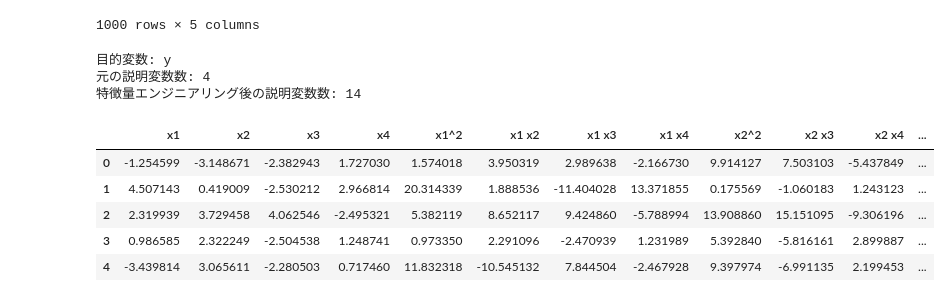
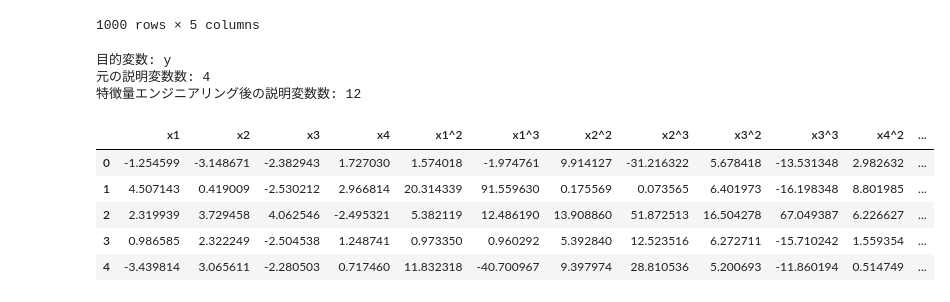
Before and after one commit to fukumoto-riku/python_seminar, a Jupyter notebook: 第4回/lesson_4/feature_engineering_lasso_analysis.ipynb, the cells around one changed output. Drawn from its saved outputs; the diff is of its cells as text; code cells hidden in the pictures.

```diff
--- a/第4回/lesson_4/feature_engineering_lasso_analysis.ipynb
+++ b/第4回/lesson_4/feature_engineering_lasso_analysis.ipynb
@@ -245,7 +242,7 @@ numeric_columns = x.select_dtypes(include='number').columns
 categorical_columns = x.select_dtypes(exclude='number').columns
 
 # 欠損値を補完する。
-# 欠損値が残っていると PolynomialFeatures や LassoCV でエラーになるため、先に埋めておく。
+# 欠損値が残っていると特徴量計算や LassoCV でエラーになるため、先に埋めておく。
 # 数値列は外れ値の影響を受けにくい中央値で補完する。
 # x から数値列だけを取り出す。
 # copy() を付けることで、元のDataFrameを直接変更してしまうことを避ける。
@@ -263,51 +260,48 @@ for column in x_categorical.columns:
     x_categorical[column] = x_categorical[column].fillna(x_categorical[column].mode()[0])
 
 # 特徴量エンジニアリング。
-# PolynomialFeatures により、元の数値特徴量に加えて2乗項と交互作用項を作る。
-# degree=2 は、x1^2 のような2乗項と、x1 x2 のような2つの特徴量の掛け算を追加する設定。
-# include_bias=False は、すべて1の定数列を追加しないという意味。
-poly = PolynomialFeatures(degree=2, include_bias=False)
-# fit_transform で、数値列から新しい特徴量をまとめて作成する。
-x_numeric_engineered = poly.fit_transform(x_numeric)
-# 作成された特徴量の列名を取得する。
-# 例: x1, x2, x1^2, x1 x2 のような名前が作られる。
-engineered_feature_names = poly.get_feature_names_out(numeric_columns)
-# fit_transform の結果は NumPy 配列なので、列名とindexを付けてDataFrameに戻す。
-x_numeric_engineered = pd.DataFrame(x_numeric_engineered, columns=engineered_feature_names, index=x.index)
+# ヒントに合わせて、元の数値特徴量に加えて各特徴量の2乗項と3乗項を作る。
+# 例: x1 から x1^2 と x1^3、x2 から x2^2 と x2^3 を追加する。
+# Lasso回帰は不要な特徴量の係数を0にしやすいため、追加した特徴量の中から重要なものを選ばせる。
+x_numeric_engineered = x_numeric.copy()
+# 数値列を1列ずつ取り出し、それぞれの2乗と3乗を新しい列として追加する。
+for column in numeric_columns:
+    x_numeric_engineered[f'{column}^2'] = x_numeric[column] ** 2
+    x_numeric_engineered[f'{column}^3'] = x_numeric[column] ** 3
 
 # カテゴリ列がある場合は、ダミー変数に変換する。
 # ダミー変数化とは、文字列カテゴリを0/1の数値列に変換する処理。
 # drop_first=True により、カテゴリのうち1つを基準として削除し、列同士の重複を減らす。
 # 今回のサンプルデータのようにカテゴリ列が1つもない場合、pd.get_dummies に空のDataFrameを渡すとエラーになる。
 # そのため、カテゴリ列がある場合だけ pd.get_dummies を実行する。
 # len(categorical_columns) は、カテゴリ列の数を表す。
 # 0より大きい場合だけ、カテゴリ列が存在すると判断する。
 if len(categorical_columns) > 0:
     x_categorical_encoded = pd.get_dummies(x_categorical, drop_first=True, dtype=float)
 else:
     # カテゴリ列がない場合は、行数とindexだけを合わせた空のDataFrameを用意する。
     # これにより、後の pd.concat で数値特徴量だけを問題なく結合できる。
     x_categorical_encoded = pd.DataFrame(index=x.index)
 
 # 数値の特徴量エンジニアリング結果とカテゴリのダミー変数を結合する。
 # axis=1 は、横方向、つまり列を追加する方向に結合するという意味。
 x = pd.concat([x_numeric_engineered, x_categorical_encoded], axis=1)
 
 # 元の説明変数数と、特徴量エンジニアリング後の説明変数数を確認する。
 # 多項式特徴量を追加すると、説明変数の数は元より多くなる。
 print(f'元の説明変数数: {numeric_columns.shape[0] + categorical_columns.shape[0]}')
 print(f'特徴量エンジニアリング後の説明変数数: {x.shape[1]}')
 x.head()
 # %% [output]
 目的変数: y
 元の説明変数数: 4
-特徴量エンジニアリング後の説明変数数: 14
+特徴量エンジニアリング後の説明変数数: 12
-|  | x1 | x2 | x3 | x4 | x1^2 | x1 x2 | x1 x3 | x1 x4 | x2^2 | x2 x3 | x2 x4 | ... |
-| 0 | -1.254599 | -3.148671 | -2.382943 | 1.727030 | 1.574018 | 3.950319 | 2.989638 | -2.166730 | 9.914127 | 7.503103 | -5.437849 | ... |
-| 1 | 4.507143 | 0.419009 | -2.530212 | 2.966814 | 20.314339 | 1.888536 | -11.404028 | 13.371855 | 0.175569 | -1.060183 | 1.243123 | ... |
-| 2 | 2.319939 | 3.729458 | 4.062546 | -2.495321 | 5.382119 | 8.652117 | 9.424860 | -5.788994 | 13.908860 | 15.151095 | -9.306196 | ... |
-| 3 | 0.986585 | 2.322249 | -2.504538 | 1.248741 | 0.973350 | 2.291096 | -2.470939 | 1.231989 | 5.392840 | -5.816161 | 2.899887 | ... |
-| 4 | -3.439814 | 3.065611 | -2.280503 | 0.717460 | 11.832318 | -10.545132 | 7.844504 | -2.467928 | 9.397974 | -6.991135 | 2.199453 | ... |
+|  | x1 | x2 | x3 | x4 | x1^2 | x1^3 | x2^2 | x2^3 | x3^2 | x3^3 | x4^2 | ... |
+| 0 | -1.254599 | -3.148671 | -2.382943 | 1.727030 | 1.574018 | -1.974761 | 9.914127 | -31.216322 | 5.678418 | -13.531348 | 2.982632 | ... |
+| 1 | 4.507143 | 0.419009 | -2.530212 | 2.966814 | 20.314339 | 91.559630 | 0.175569 | 0.073565 | 6.401973 | -16.198348 | 8.801985 | ... |
+| 2 | 2.319939 | 3.729458 | 4.062546 | -2.495321 | 5.382119 | 12.486190 | 13.908860 | 51.872513 | 16.504278 | 67.049387 | 6.226627 | ... |
+| 3 | 0.986585 | 2.322249 | -2.504538 | 1.248741 | 0.973350 | 0.960292 | 5.392840 | 12.523516 | 6.272711 | -15.710242 | 1.559354 | ... |
+| 4 | -3.439814 | 3.065611 | -2.280503 | 0.717460 | 11.832318 | -40.700967 | 9.397974 | 28.810536 | 5.200693 | -11.860194 | 0.514749 | ... |
 # %%
 # データをトレーニングセットとテストセットに分割する。
 # トレーニングセットはモデルを学習するためのデータ。
```
Also changed, not shown: parts of 4 cells of this notebook, 3 other files.
